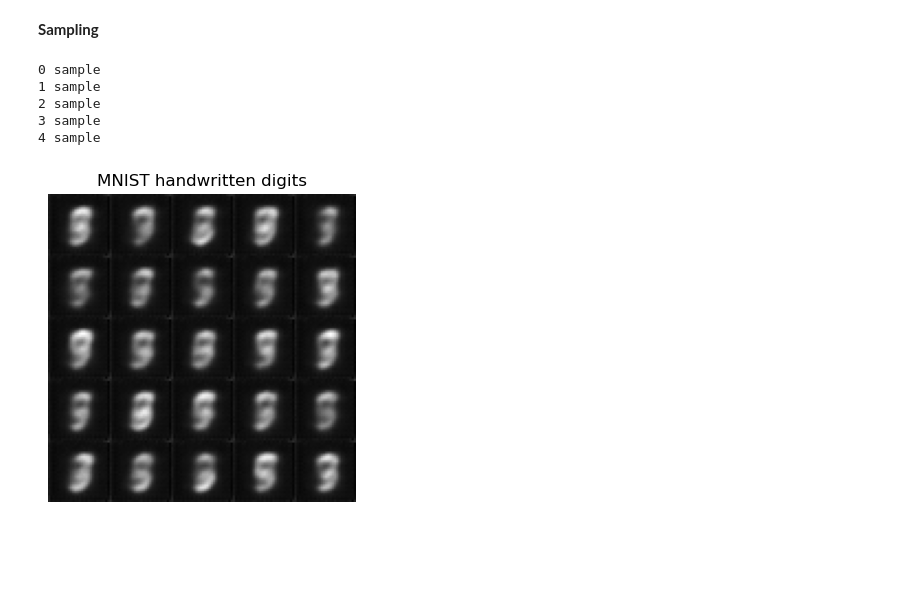
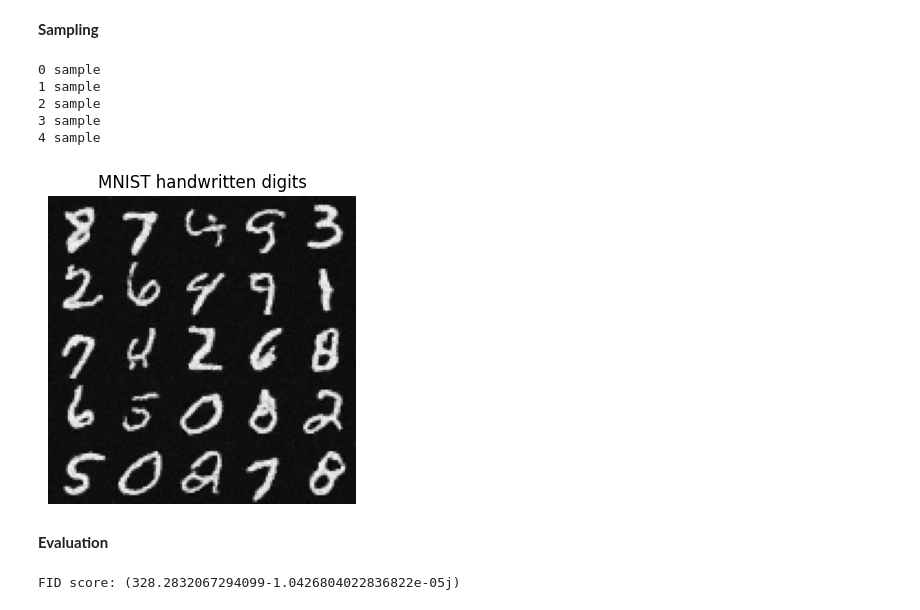
Before and after one commit to ekas13/deep_learning_project, a Jupyter notebook: notebook.ipynb, the cells around one changed output. Cells and saved outputs as stored; diff of their text form; code cells hidden in the pictures; blank space fills up the shorter version.

Commit message:
Variable batch size, fix index in sampling

```diff
--- a/notebook.ipynb
+++ b/notebook.ipynb
@@ -123,7 +128,7 @@ class ScoreNetwork0(torch.nn.Module):
         signal = torch.reshape(signal, (*signal.shape[:-3], -1))  # (..., 1 * 28 * 28)
         return signal
 
-score_network = ScoreNetwork0()
+score_network = ScoreNetwork0().to(device)
 # %% [markdown]
 **Define loss and optimizer**
 # %%
@@ -218,7 +251,7 @@ def sampling():
         x_T = x_previous_t = torch.randn(1, 784, device=device)
         x_0 = None
         #removing the noise for each transition
-        for t in range(T-1, 1, -1):
+        for t in range(T-1, 0, -1):
 
             #set noise
             z =  torch.zeros_like(x_T)      #special case when it's the last transition 1->0
@@ -231,10 +264,16 @@ def sampling():
             alpha_cum_t = alpha_calculate_cumulative(t).item()
             variance_t = beta_t             #variance of p_theta we have to choose based on x_0 - for now this since x_0 ~ N(0,I)
 
+            alpha_cum_t_minus_1 = alpha_calculate_cumulative(t - 1).item()  # Cumulative product up to t-1
+
+            # Variance term for DDPM, incorporating cumulative alphas for stability
+            #variance_t = beta_t * (1 - alpha_cum_t_minus_1) / (1 - alpha_cum_t)
+
             time = torch.tensor([[t]], dtype=torch.int64, device=x_T.device)
             epsilon_hat = score_network(x_previous_t, time)
 
-            x_previous_t = (1/np.sqrt(alpha_t))*(x_previous_t - ((1-alpha_t)/np.sqrt(1-alpha_cum_t))*epsilon_hat) + (variance_t*z)
+            # x_previous_t = (1/np.sqrt(alpha_t))*(x_previous_t - ((1-alpha_t)/np.sqrt(1-alpha_cum_t))*epsilon_hat) + (variance_t*z)
+            x_previous_t = (1 / np.sqrt(alpha_t)) * (x_previous_t - ((1 - alpha_t) / np.sqrt(1 - alpha_cum_t)) * epsilon_hat) + (np.sqrt(variance_t) * z)
 
             x_0 = x_previous_t #remember last for return
 
@@ -243,28 +282,30 @@ def sampling():
 # %%
 # plot a few MNIST examples
 idx, dim, classes = 0, 28, 5
 
 # create empty canvas
 canvas = np.zeros((dim * classes, classes * dim))
 
 # fill with tensors
 for i in range(classes):
     for j in range(classes):
         # Detach the tensor and convert it to a NumPy array
-        canvas[i * dim:(i + 1) * dim, j * dim:(j + 1) * dim] = sampling().detach().reshape((dim, dim)).numpy()
+        canvas[i * dim:(i + 1) * dim, j * dim:(j + 1) * dim] = sampling().cpu().detach().reshape((dim, dim)).numpy()
 
     print(str(i) + ' sample')
 
 # visualize matrix of tensors as gray scale image
 plt.figure(figsize=(4, 4))
 plt.axis('off')
 plt.imshow(canvas, cmap='gray')
 plt.title('MNIST handwritten digits')
 plt.show()
 # %% [output]
 0 sample
 1 sample
 2 sample
 3 sample
 4 sample
-[figure, old version]
+[figure, new version]
+# %% [markdown]
+**Evaluation**
@@ -270,0 +349,6 @@ plt.show()
+# %%
+
+fid = fid_score(sampled_data, real_data)
+print(f'FID score: {fid}')
+# %% [output]
+FID score: (328.2832067294099-1.0426804022836822e-05j)
```
Also changed, not shown: parts of 8 cells of this notebook, 1 other file.
